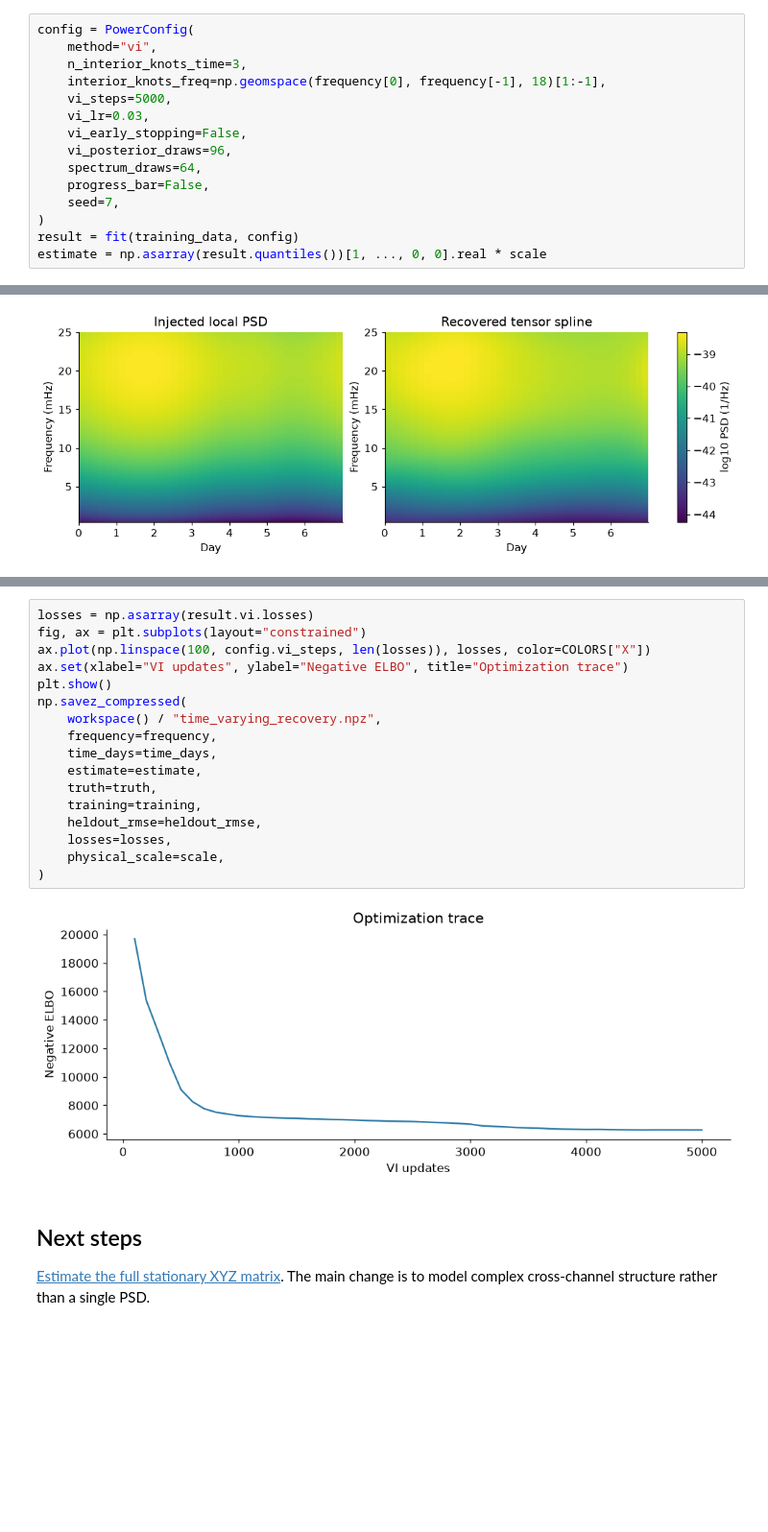
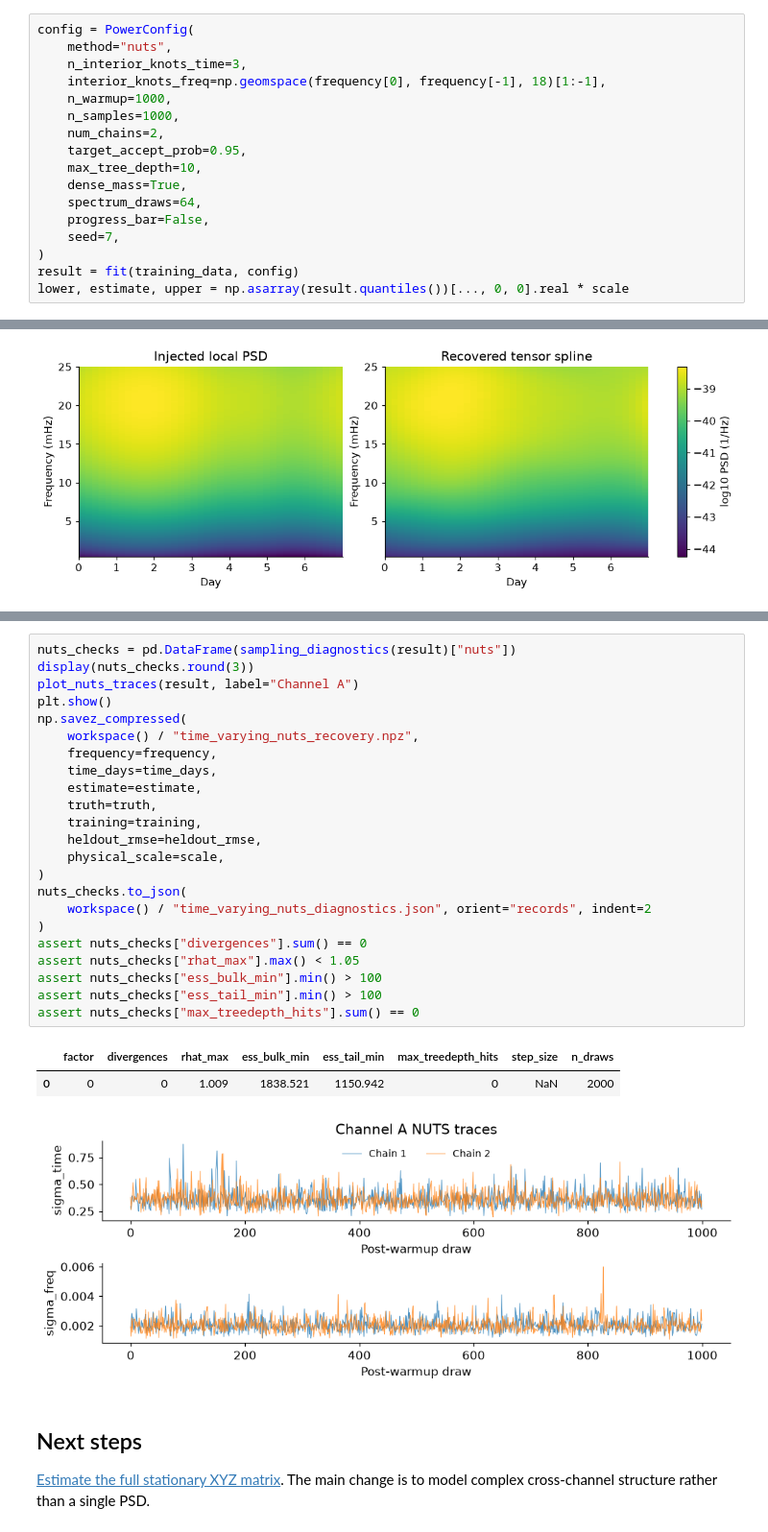
Before and after one commit to nz-gravity/logpsplines_lisa_case_studies, a Jupyter notebook: docs/notebooks/02_time_varying_psd.ipynb, the cells around one changed output, grey strips where cells are left out. Shown at 96% size. Saved outputs shown, nothing was run; the diff lists cells and outputs as text; blank space fills up the shorter version.

```diff
--- a/docs/notebooks/02_time_varying_psd.ipynb
+++ b/docs/notebooks/02_time_varying_psd.ipynb
@@ -96,17 +97,19 @@ spaced; the time basis is smooth across the week. All settings are fixed
 before viewing reconstruction errors.
 # %%
 config = PowerConfig(
-    method="vi",
+    method="nuts",
     n_interior_knots_time=3,
     interior_knots_freq=np.geomspace(frequency[0], frequency[-1], 18)[1:-1],
-    vi_steps=5000,
-    vi_lr=0.03,
-    vi_early_stopping=False,
-    vi_posterior_draws=96,
+    n_warmup=1000,
+    n_samples=1000,
+    num_chains=2,
+    target_accept_prob=0.95,
+    max_tree_depth=10,
+    dense_mass=True,
     spectrum_draws=64,
     progress_bar=False,
     seed=7,
 )
 result = fit(training_data, config)
-estimate = np.asarray(result.quantiles())[1, ..., 0, 0].real * scale
+lower, estimate, upper = np.asarray(result.quantiles())[..., 0, 0].real * scale
 # %% [output]
@@ -189,22 +201,30 @@ pd.DataFrame(
 # %%
-losses = np.asarray(result.vi.losses)
-fig, ax = plt.subplots(layout="constrained")
-ax.plot(np.linspace(100, config.vi_steps, len(losses)), losses, color=COLORS["X"])
-ax.set(xlabel="VI updates", ylabel="Negative ELBO", title="Optimization trace")
+nuts_checks = pd.DataFrame(sampling_diagnostics(result)["nuts"])
+display(nuts_checks.round(3))
+plot_nuts_traces(result, label="Channel A")
 plt.show()
 np.savez_compressed(
-    workspace() / "time_varying_recovery.npz",
+    workspace() / "time_varying_nuts_recovery.npz",
     frequency=frequency,
     time_days=time_days,
     estimate=estimate,
     truth=truth,
     training=training,
     heldout_rmse=heldout_rmse,
-    losses=losses,
     physical_scale=scale,
 )
+nuts_checks.to_json(
+    workspace() / "time_varying_nuts_diagnostics.json", orient="records", indent=2
+)
+assert nuts_checks["divergences"].sum() == 0
+assert nuts_checks["rhat_max"].max() < 1.05
+assert nuts_checks["ess_bulk_min"].min() > 100
+assert nuts_checks["ess_tail_min"].min() > 100
+assert nuts_checks["max_treedepth_hits"].sum() == 0
 # %% [output]
+|  | factor | divergences | rhat_max | ess_bulk_min | ess_tail_min | max_treedepth_hits | step_size | n_draws |
+| 0 | 0 | 0 | 1.009 | 1838.521 | 1150.942 | 0 | NaN | 2000 |
-[figure, old version]
+[figure, new version]
 # %% [markdown]
 ## Next steps
 [Estimate the full stationary XYZ matrix](03_xyz_psd.ipynb). The main change
```
Also changed, not shown: parts of 6 cells of this notebook, 11 other files.
